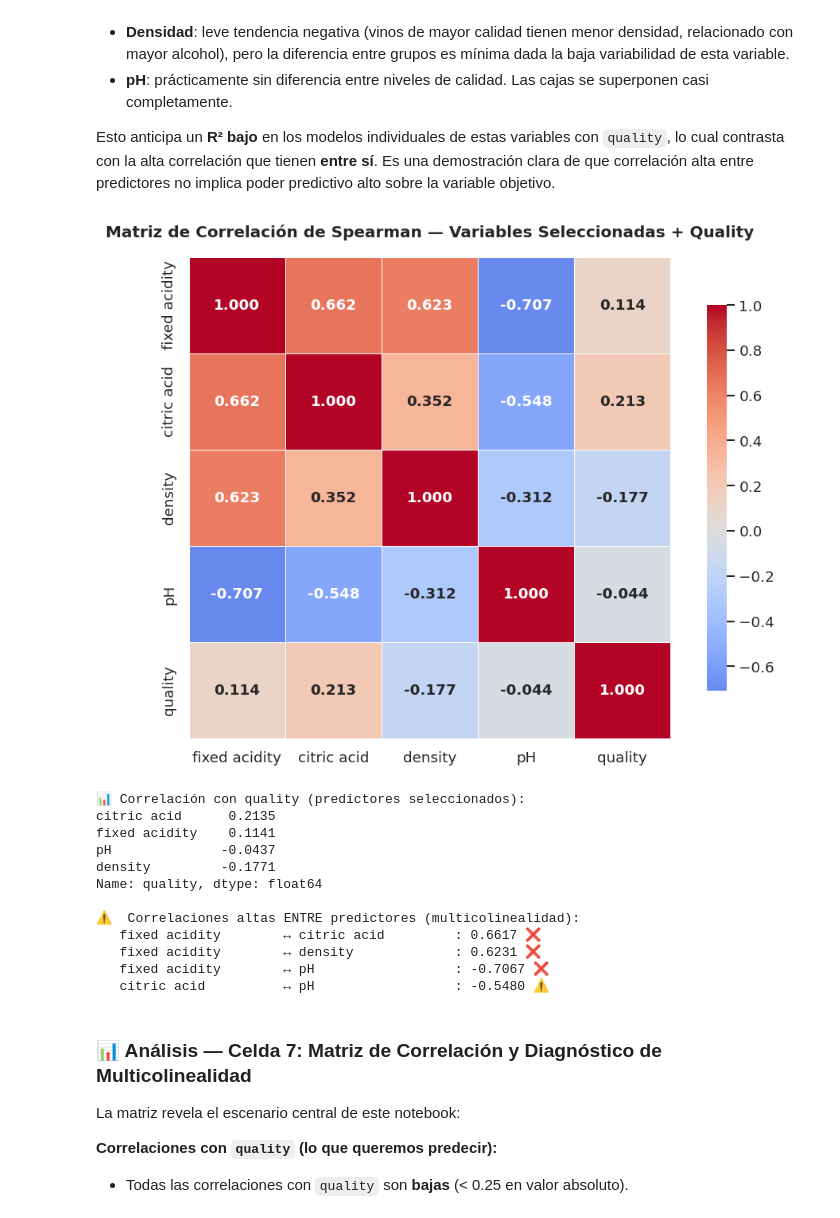
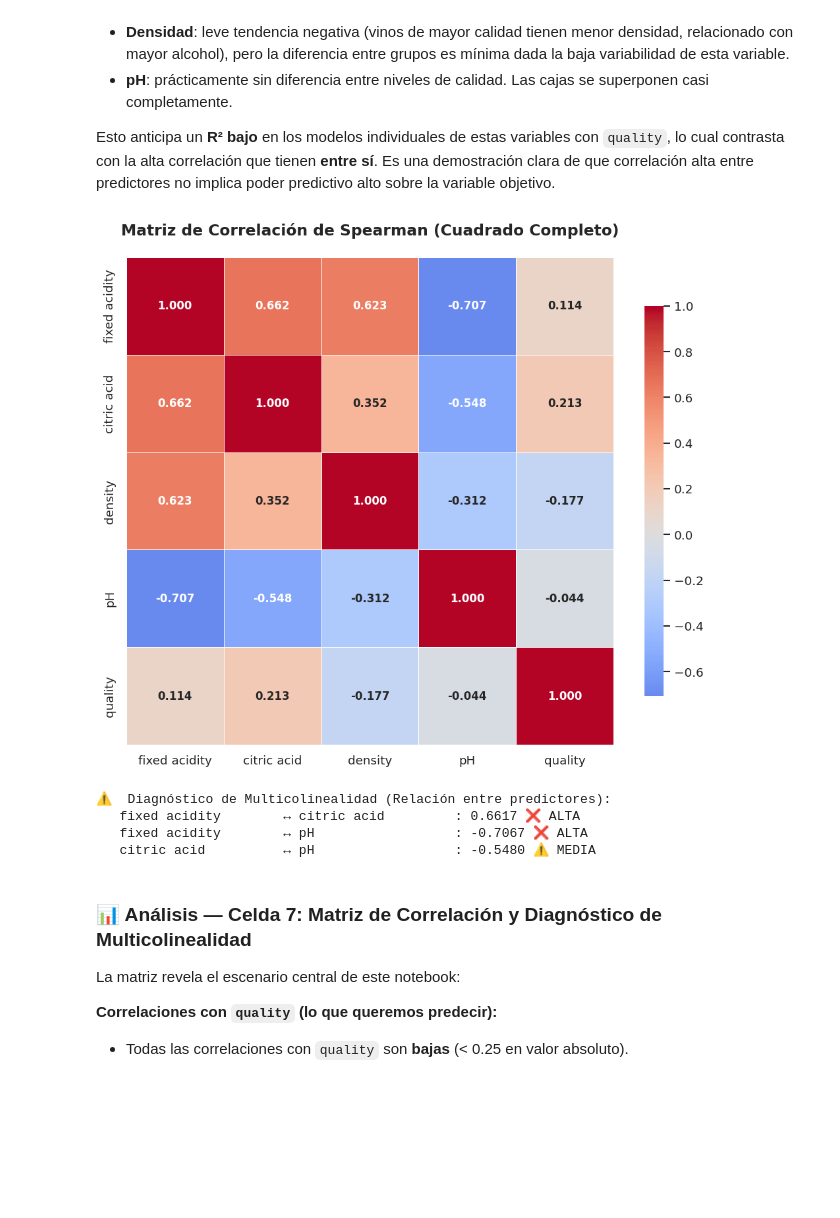
Before and after one commit to omareiza2023/etl-cats, a Jupyter notebook: notebooks/wine_quality_regression_v2.ipynb, the cells around one changed output. Saved outputs shown, nothing was run; the diff lists cells and outputs as text; code cells hidden in the pictures; blank space fills up the shorter version.

Commit message:
wine_quality_notebook

```diff
--- a/notebooks/wine_quality_regression_v2.ipynb
+++ b/notebooks/wine_quality_regression_v2.ipynb
@@ -255,43 +251,46 @@ Este gráfico es clave para entender por qué estas variables son **débiles pre
 
 Esto anticipa un **R² bajo** en los modelos individuales de estas variables con `quality`, lo cual contrasta con la alta correlación que tienen **entre sí**. Es una demostración clara de que correlación alta entre predictores no implica poder predictivo alto sobre la variable objetivo.
 # %%
-# ── CELDA 7: Matriz de correlación — foco en multicolinealidad ─
-# Correlación completa del grupo seleccionado + quality
+# ── CELDA 7: Matriz de correlación — foco en multicolinealidad ────────
+
+# 1. Calculamos la correlación (Spearman preserva tu análisis original)
 corr = df[vars_analisis].corr(method='spearman')
 
-plt.figure(figsize=(8, 6))
-sns.heatmap(corr, annot=True, fmt='.3f', cmap='coolwarm', center=0,
-            linewidths=0.6, square=True, cbar_kws={'shrink': 0.8},
-            annot_kws={'size': 11, 'weight': 'bold'})
-plt.title('Matriz de Correlación de Spearman — Variables Seleccionadas + Quality',
-          fontsize=12, fontweight='bold', pad=15)
-plt.tight_layout()
+# 2. Configuración del gráfico (Cuadrado completo para mejor impacto visual)
+plt.figure(figsize=(10, 8))
+sns.heatmap(corr,
+            annot=True,
+            fmt='.3f',
+            cmap='coolwarm',
+            center=0,
+            linewidths=0.5,
+            square=True,
+            cbar_kws={'shrink': 0.8},
+            annot_kws={'size': 10, 'weight': 'bold'})
+
+plt.title('Matriz de Correlación de Spearman (Cuadrado Completo)',
+          fontsize=14, fontweight='bold', pad=20)
 plt.show()
 
-print("\n📊 Correlación con quality (predictores seleccionados):")
-print(corr['quality'].drop('quality').sort_values(ascending=False).round(4))
+# 3. Diagnóstico de Multicolinealidad (Tu lógica de advertencias)
+print("\n⚠️  Diagnóstico de Multicolinealidad (Relación entre predictores):")
+# Usamos las variables que definiste para el modelo múltiple
+predictores = [v for v in vars_analisis if v != 'density']
+corr_pred = df[predictores].corr(method='spearman')
 
-print("\n⚠️  Correlaciones altas ENTRE predictores (multicolinealidad):")
-corr_pred = df[FEATURES_V2].corr(method='spearman')
-for i in range(len(FEATURES_V2)):
-    for j in range(i+1, len(FEATURES_V2)):
+for i in range(len(predictores)):
+    for j in range(i+1, len(predictores)):
         val = corr_pred.iloc[i, j]
         if abs(val) >= 0.5:
-            print(f"   {FEATURES_V2[i]:20} ↔ {FEATURES_V2[j]:20}: {val:.4f} {'❌' if abs(val)>=0.6 else '⚠️'}")
+            # Marcamos con ❌ las relaciones que Ridge va a estabilizar
+            nivel = '❌ ALTA' if abs(val) >= 0.6 else '⚠️ MEDIA'
+            print(f"   {predictores[i]:20} ↔ {predictores[j]:20}: {val:.4f} {nivel}")
 # %% [output]
-[figure, old version]
+[figure, new version]
-📊 Correlación con quality (predictores seleccionados):
-citric acid      0.2135
-fixed acidity    0.1141
-pH              -0.0437
-density         -0.1771
-Name: quality, dtype: float64
-
-⚠️  Correlaciones altas ENTRE predictores (multicolinealidad):
-   fixed acidity        ↔ citric acid         : 0.6617 ❌
-   fixed acidity        ↔ density             : 0.6231 ❌
-   fixed acidity        ↔ pH                  : -0.7067 ❌
-   citric acid          ↔ pH                  : -0.5480 ⚠️
+⚠️  Diagnóstico de Multicolinealidad (Relación entre predictores):
+   fixed acidity        ↔ citric acid         : 0.6617 ❌ ALTA
+   fixed acidity        ↔ pH                  : -0.7067 ❌ ALTA
+   citric acid          ↔ pH                  : -0.5480 ⚠️ MEDIA
 # %% [markdown]
 ### 📊 Análisis — Celda 7: Matriz de Correlación y Diagnóstico de Multicolinealidad
 
```
Also changed, not shown: parts of 70 cells of this notebook, 3 other files.
